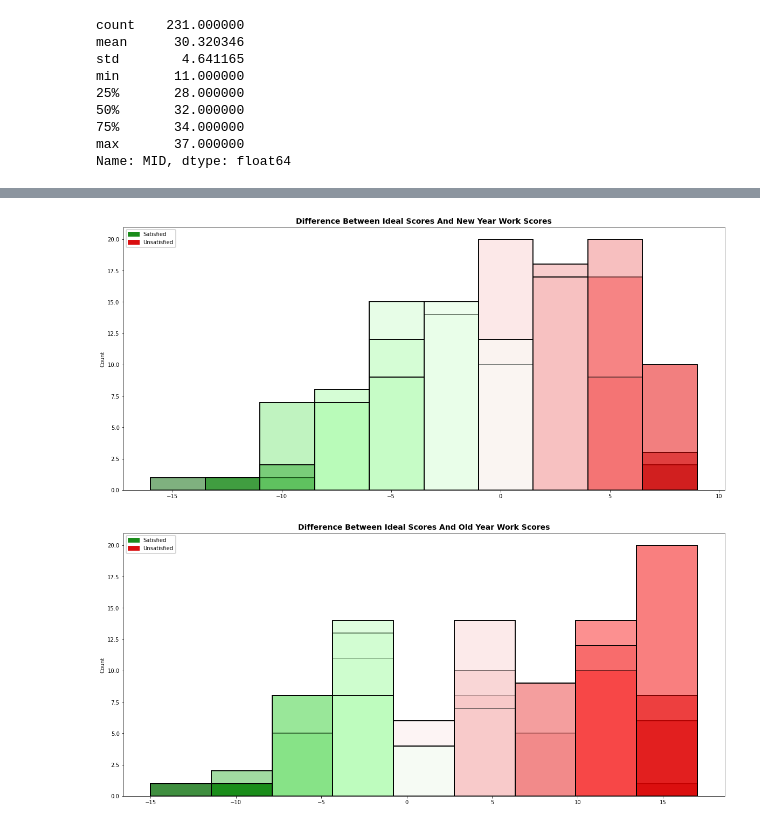
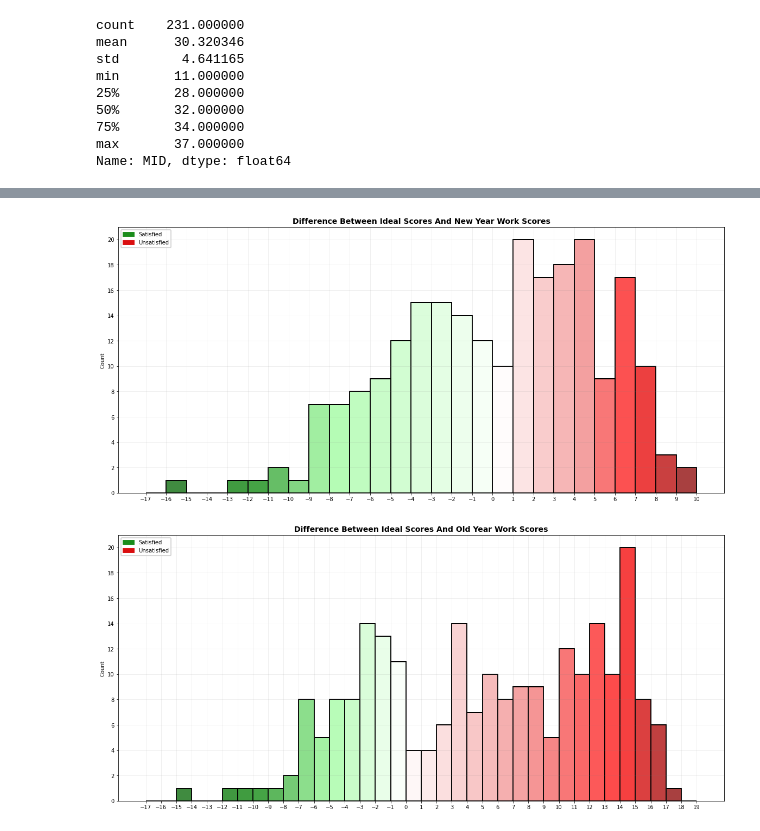
Before and after one commit to abdoitman/Suspicious-Scores-Analysis, a Jupyter notebook: Suspicious_Scores_Analysis.ipynb, the cells around one changed output, grey strips where cells are left out. Saved outputs shown, nothing was run; the diff lists cells and outputs as text; code cells hidden in the pictures.

```diff
--- a/Suspicious_Scores_Analysis.ipynb
+++ b/Suspicious_Scores_Analysis.ipynb
@@ -396,26 +416,38 @@ red_patch = mpatches.Patch(color='#da0e0f', label='Unsatisfied')
 
 c = ["darkred","red","lightcoral","white", "palegreen","green","darkgreen"]
 c.reverse()
-v = [0, .15, .3, .62, 0.8, .9, 1]
+v = [0, .15, .3, .635, 0.8, .9, 1]
 l = list(zip(v,c))
 cmap=LinearSegmentedColormap.from_list('rg',l, N=256)
 
+bins= range(-17,11,1)
+yticks = range(0,22,2)
+
 plt.figure(figsize=(20,9))
-_ = sns.histplot(x= difs, hue=difs, stat='count', palette=cmap)
+plt.xticks(bins)
+plt.yticks(yticks)
+plt.grid(color='grey', alpha=0.15)
+_ = sns.histplot(x= difs, hue=difs, bins=bins, stat='count', palette=cmap, multiple='stack')
 _ = plt.title('Difference Between Ideal Scores And New Year Work Scores', fontweight= 'bold', fontsize= 14)
 _ = plt.legend(handles=[green_patch, red_patch], loc='upper left')
 # %% [output]
-[figure, old version]
+[figure, new version]
 # %%
 c = ["darkred","red","lightcoral","white", "palegreen","green","darkgreen"]
 c.reverse()
-v = [0, .15, .3, .5, 0.7, .9, 1]
+v = [0, .15, .3, .45, 0.7, .9, 1]
 l = list(zip(v,c))
 cmap=LinearSegmentedColormap.from_list('rg',l, N=256)
 
+bins= range(-17,20,1)
+yticks = range(0,22,2)
+
 plt.figure(figsize=(20,9))
-_ = sns.histplot(x= difs_tot, hue=difs_tot, stat='count', palette=cmap)
+plt.xticks(bins)
+plt.yticks(yticks)
+plt.grid(color='grey', alpha=0.15)
+_ = sns.histplot(x= difs_tot, hue=difs_tot, bins=bins, stat='count', palette=cmap, multiple='stack')
 _ = plt.title('Difference Between Ideal Scores And Old Year Work Scores', fontweight= 'bold', fontsize= 14)
 _ = plt.legend(handles=[green_patch, red_patch], loc='upper left')
 # %% [output]
-[figure, old version]
+[figure, new version]
```
Also changed, not shown: parts of 3 cells of this notebook.
